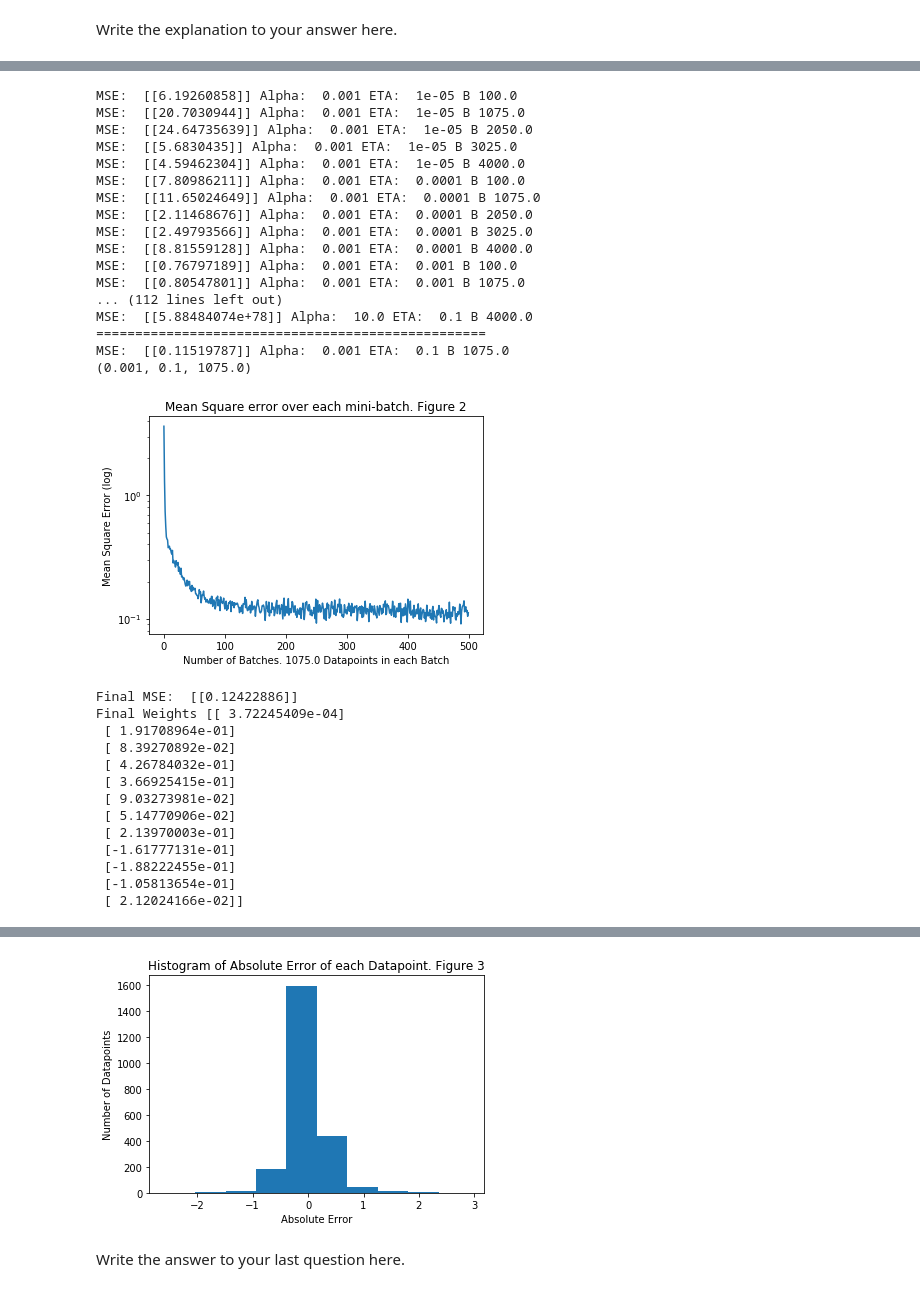
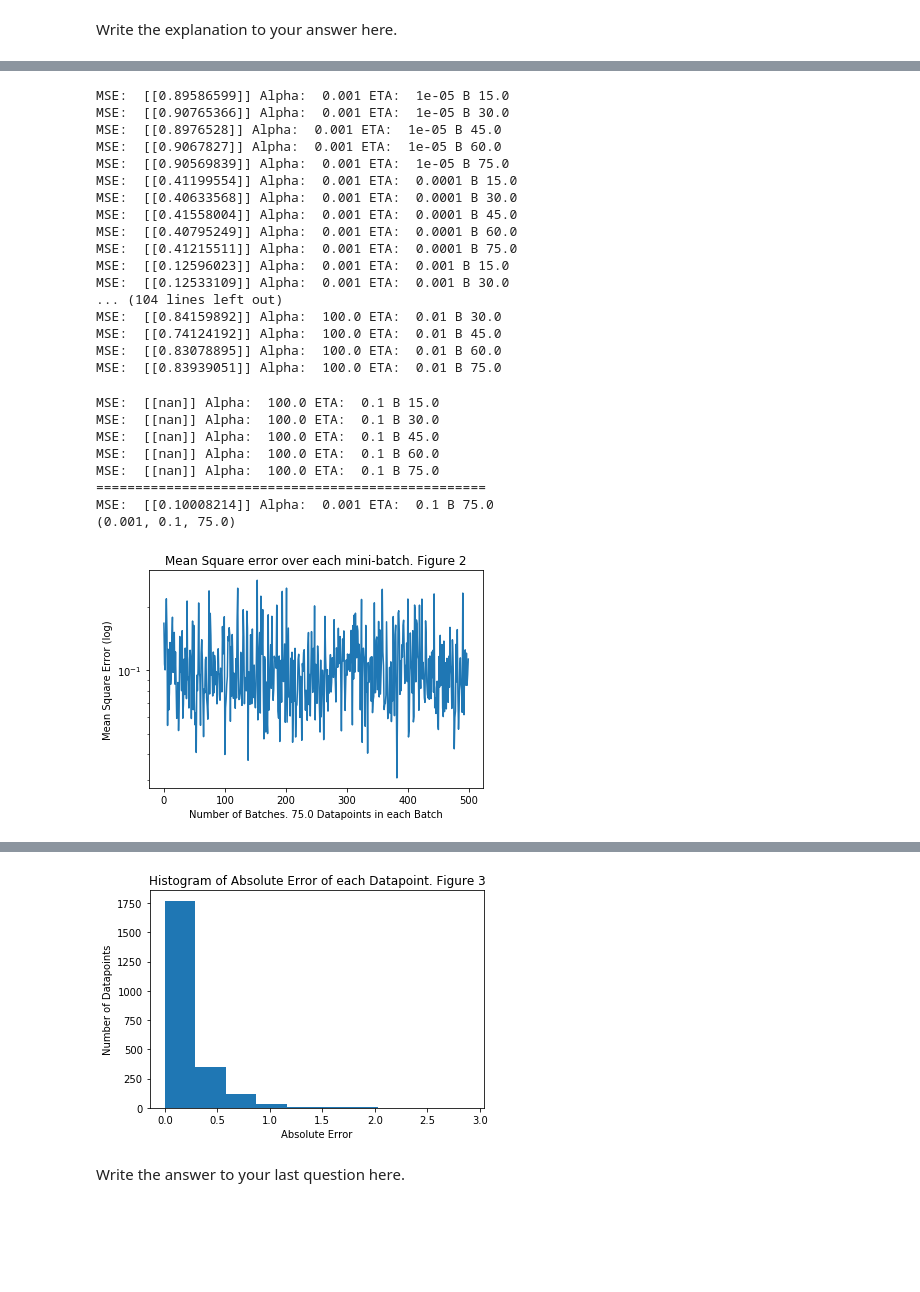
Before and after one commit to Jake-Sturgeon/MLAI, a Jupyter notebook: COM4509-6509_Assignment_1_UCard_160153352.ipynb, the cells around one changed output, grey strips where cells are left out. Drawn from its saved outputs; the diff is of its cells as text; code cells hidden in the pictures; blank space fills up the shorter version.

```diff
--- a/COM4509-6509_Assignment_1_UCard_160153352.ipynb
+++ b/COM4509-6509_Assignment_1_UCard_160153352.ipynb
@@ -547,9 +543,19 @@ $$
 # seed = 53352
 # np.random.seed(seed)
 
+def mse(X,y,w):
+    # f = Xw
+    f = np.dot(X, w)
+    # resid = (y - f)
+    resid = (y - f)
+    # E = 1/n * resid.T resid
+    E = np.dot(resid.T, resid) / X.shape[0]
+
+    return E, resid
+
 def find_w(X, y, a, B , eta, iterations = 500,graph = None ):
-    # Init random weights for w
-    N = np.random.normal(size = X.shape[1])
+    # Init random weights for w with small values
+    N = np.random.normal(size = X.shape[1]) * 0.001
     w = np.expand_dims(N, axis=0).T
 
     # Set the gradient to a vector of zeros
@@ -590,71 +596,66 @@ def find_w(X, y, a, B , eta, iterations = 500,graph = None ):
 
 # init parameters for gridsearch
 iterations = 500
-a_list = np.logspace(start=-3,stop=1,num=5)
+a_list = np.logspace(start=-3,stop=2,num=5)
 eta_list = np.logspace(start=-5,stop=-1,num=5)
-B_list = np.linspace(start=100,stop=4000,num=5)
+B_list = np.linspace(start=15,stop=75,num=5)
 
 
 # Search for best parameters
 error = -1
 params = (0, 0, 0)
 for a in a_list:
     for eta in eta_list:
         for B in B_list:
             w = find_w(X_train_set, y_train_set, a, B, eta)
             E, _ = mse(X_test_val, y_test_val, w)
 
             if E < error or error == -1:
                 error = E
                 params = a, eta, B
             print("MSE: ", E, "Alpha: ", a,"ETA: ", eta, "B", B )
 a, eta, B = params
 
 print("="*50)
 print("MSE: ",error,"Alpha: ",a,"ETA: ", eta, "B", B )
 
 print(params)
 
 w = find_w(X, y, a, B, eta, graph = True)
 E, resid = mse(X_test_data, y_target, w)
 
 
 print("Final MSE: ", E)
 print("Final Weights", w)
-plt.hist(resid)
+plt.hist(np.absolute(resid))
 plt.title("Histogram of Absolute Error of each Datapoint. Figure 3")
 plt.ylabel('Number of Datapoints')
 plt.xlabel('Absolute Error')
 plt.show()
 # %% [output]
-MSE:  [[6.19260858]] Alpha:  0.001 ETA:  1e-05 B 100.0
-MSE:  [[20.7030944]] Alpha:  0.001 ETA:  1e-05 B 1075.0
-MSE:  [[24.64735639]] Alpha:  0.001 ETA:  1e-05 B 2050.0
-MSE:  [[5.6830435]] Alpha:  0.001 ETA:  1e-05 B 3025.0
-MSE:  [[4.59462304]] Alpha:  0.001 ETA:  1e-05 B 4000.0
-MSE:  [[7.80986211]] Alpha:  0.001 ETA:  0.0001 B 100.0
-MSE:  [[11.65024649]] Alpha:  0.001 ETA:  0.0001 B 1075.0
-MSE:  [[2.11468676]] Alpha:  0.001 ETA:  0.0001 B 2050.0
-MSE:  [[2.49793566]] Alpha:  0.001 ETA:  0.0001 B 3025.0
-MSE:  [[8.81559128]] Alpha:  0.001 ETA:  0.0001 B 4000.0
-MSE:  [[0.76797189]] Alpha:  0.001 ETA:  0.001 B 100.0
-MSE:  [[0.80547801]] Alpha:  0.001 ETA:  0.001 B 1075.0
-... (112 lines left out)
-MSE:  [[5.88484074e+78]] Alpha:  10.0 ETA:  0.1 B 4000.0
-==================================================
-MSE:  [[0.11519787]] Alpha:  0.001 ETA:  0.1 B 1075.0
-(0.001, 0.1, 1075.0)
+MSE:  [[0.89586599]] Alpha:  0.001 ETA:  1e-05 B 15.0
+MSE:  [[0.90765366]] Alpha:  0.001 ETA:  1e-05 B 30.0
+MSE:  [[0.8976528]] Alpha:  0.001 ETA:  1e-05 B 45.0
+MSE:  [[0.9067827]] Alpha:  0.001 ETA:  1e-05 B 60.0
+MSE:  [[0.90569839]] Alpha:  0.001 ETA:  1e-05 B 75.0
+MSE:  [[0.41199554]] Alpha:  0.001 ETA:  0.0001 B 15.0
+MSE:  [[0.40633568]] Alpha:  0.001 ETA:  0.0001 B 30.0
+MSE:  [[0.41558004]] Alpha:  0.001 ETA:  0.0001 B 45.0
+MSE:  [[0.40795249]] Alpha:  0.001 ETA:  0.0001 B 60.0
+MSE:  [[0.41215511]] Alpha:  0.001 ETA:  0.0001 B 75.0
+MSE:  [[0.12596023]] Alpha:  0.001 ETA:  0.001 B 15.0
+MSE:  [[0.12533109]] Alpha:  0.001 ETA:  0.001 B 30.0
+... (104 lines left out)
+MSE:  [[0.84159892]] Alpha:  100.0 ETA:  0.01 B 30.0
+MSE:  [[0.74124192]] Alpha:  100.0 ETA:  0.01 B 45.0
+MSE:  [[0.83078895]] Alpha:  100.0 ETA:  0.01 B 60.0
+MSE:  [[0.83939051]] Alpha:  100.0 ETA:  0.01 B 75.0
+MSE:  [[nan]] Alpha:  100.0 ETA:  0.1 B 15.0
+MSE:  [[nan]] Alpha:  100.0 ETA:  0.1 B 30.0
+MSE:  [[nan]] Alpha:  100.0 ETA:  0.1 B 45.0
+MSE:  [[nan]] Alpha:  100.0 ETA:  0.1 B 60.0
+MSE:  [[nan]] Alpha:  100.0 ETA:  0.1 B 75.0
+==================================================
+MSE:  [[0.10008214]] Alpha:  0.001 ETA:  0.1 B 75.0
+(0.001, 0.1, 75.0)
-[figure, old version]
+[figure, new version]
-Final MSE:  [[0.12422886]]
-Final Weights [[ 3.72245409e-04]
- [ 1.91708964e-01]
- [ 8.39270892e-02]
- [ 4.26784032e-01]
- [ 3.66925415e-01]
- [ 9.03273981e-02]
- [ 5.14770906e-02]
- [ 2.13970003e-01]
- [-1.61777131e-01]
- [-1.88222455e-01]
- [-1.05813654e-01]
- [ 2.12024166e-02]]
@@ -661,4 +675,4 @@ Final Weights [[ 3.72245409e-04]
-[figure, old version]
+[figure, new version]
 # %% [markdown]
 Write the answer to your last question here.
 # %% [markdown]
```
Also changed, not shown: parts of 8 cells of this notebook.
